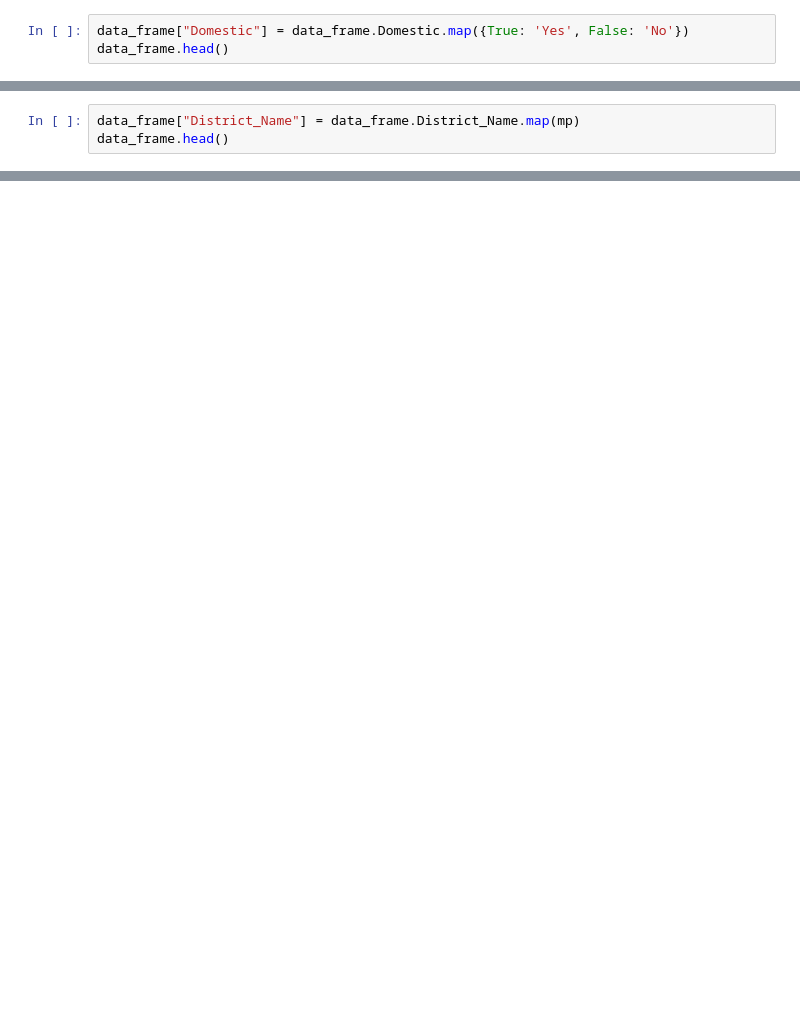
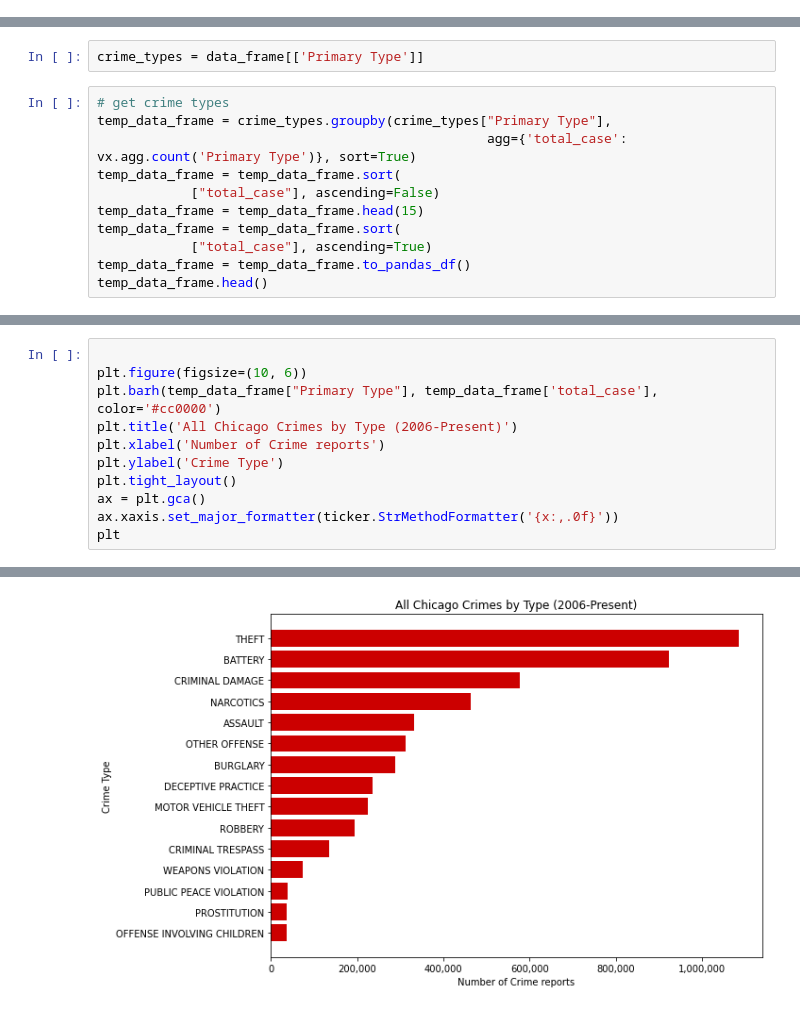
Before and after one commit to Vamshi900/crime_data_visualtion, a Jupyter notebook: crime_files/demo.ipynb, the cells around one changed output, grey strips where cells are left out. Saved outputs shown, nothing was run; the diff lists cells and outputs as text; blank space fills up the shorter version.

```diff
--- a/crime_files/demo.ipynb
+++ b/crime_files/demo.ipynb
@@ -57,3 +23,0 @@ data_frame.head()
-# %%
-data_frame["Domestic"] = data_frame.Domestic.map({True: 'Yes', False: 'No'})
-data_frame.head()
@@ -88,3 +23,0 @@ print(mp)
-# %%
-data_frame["District_Name"] = data_frame.District_Name.map(mp)
-data_frame.head()
@@ -140,0 +26,13 @@ AttributeError: 'GroupBy' object has no attribute 'count'
+# %%
+crime_types = data_frame[['Primary Type']]
+# %%
+# get crime types
+temp_data_frame = crime_types.groupby(crime_types["Primary Type"],
+                                                  agg={'total_case': vx.agg.count('Primary Type')}, sort=True)
+temp_data_frame = temp_data_frame.sort(
+            ["total_case"], ascending=False)
+temp_data_frame = temp_data_frame.head(15)
+temp_data_frame = temp_data_frame.sort(
+            ["total_case"], ascending=True)
+temp_data_frame = temp_data_frame.to_pandas_df()
+temp_data_frame.head()
@@ -140,0 +54,12 @@ AttributeError: 'GroupBy' object has no attribute 'count'
+# %%
+
+plt.figure(figsize=(10, 6))
+plt.barh(temp_data_frame["Primary Type"], temp_data_frame['total_case'], color='#cc0000')
+plt.title('All Chicago Crimes by Type (2006-Present)')
+plt.xlabel('Number of Crime reports')
+plt.ylabel('Crime Type')
+plt.tight_layout()
+ax = plt.gca()
+ax.xaxis.set_major_formatter(ticker.StrMethodFormatter('{x:,.0f}'))
+plt
+# %% [output]
@@ -140,0 +67 @@ AttributeError: 'GroupBy' object has no attribute 'count'
+[figure, added]
```
Also changed, not shown: parts of 49 cells of this notebook, 5 other files.
